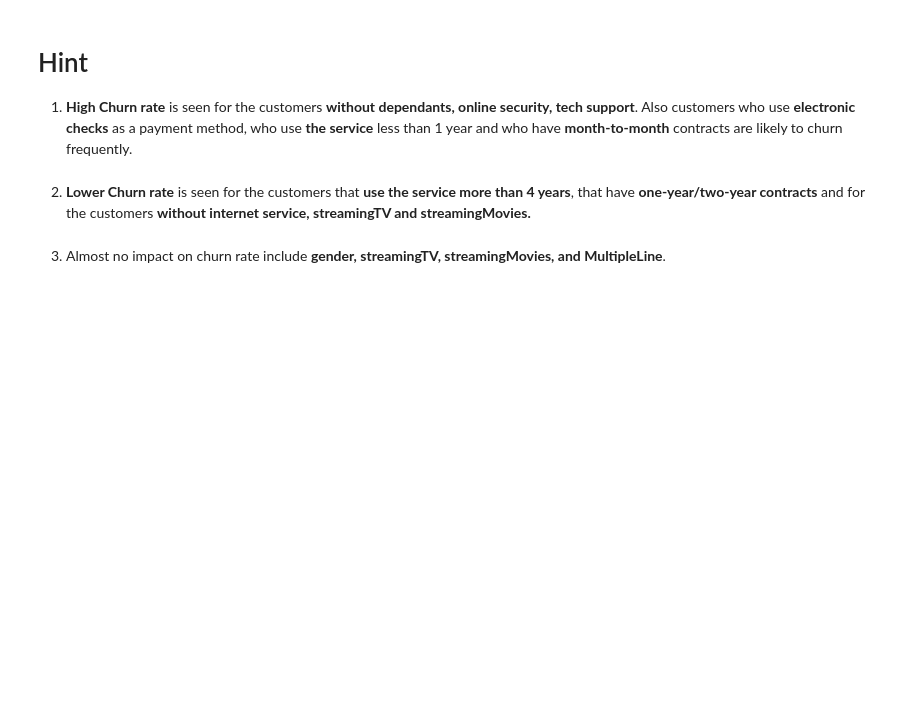
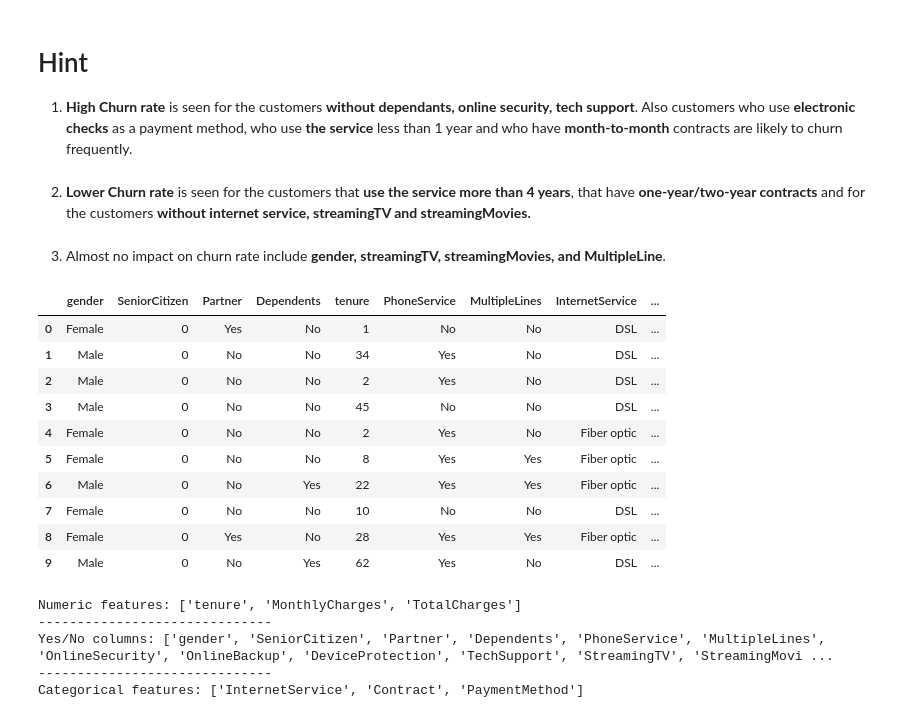
Before and after one commit to KosalChansothay/Customer-Churn-Project, a Jupyter notebook: code.ipynb, the cells around one changed output. Saved outputs shown, nothing was run; the diff lists cells and outputs as text; code cells hidden in the pictures; blank space fills up the shorter version.

```diff
--- a/code.ipynb
+++ b/code.ipynb
@@ -573,3 +573,50 @@ plt.show()
 2. **Lower Churn rate** is seen for the customers that **use the service more than 4 years**, that have **one-year/two-year contracts** and for the customers **without internet service, streamingTV and streamingMovies.**
 # %% [markdown]
 3. Almost no impact on churn rate include **gender, streamingTV, streamingMovies, and MultipleLine**.
+# %%
+df.replace('No internet service', 'No', inplace=True)
+df.replace('No phone service', 'No', inplace=True)
+# %%
+dataset = df.copy()
+# %%
+dataset.head(10)
+# %% [output]
+|  | gender | SeniorCitizen | Partner | Dependents | tenure | PhoneService | MultipleLines | InternetService | ... |
+| 0 | Female | 0 | Yes | No | 1 | No | No | DSL | ... |
+| 1 | Male | 0 | No | No | 34 | Yes | No | DSL | ... |
+| 2 | Male | 0 | No | No | 2 | Yes | No | DSL | ... |
+| 3 | Male | 0 | No | No | 45 | No | No | DSL | ... |
+| 4 | Female | 0 | No | No | 2 | Yes | No | Fiber optic | ... |
+| 5 | Female | 0 | No | No | 8 | Yes | Yes | Fiber optic | ... |
+| 6 | Male | 0 | No | Yes | 22 | Yes | Yes | Fiber optic | ... |
+| 7 | Female | 0 | No | No | 10 | No | No | DSL | ... |
+| 8 | Female | 0 | Yes | No | 28 | Yes | Yes | Fiber optic | ... |
+| 9 | Male | 0 | No | Yes | 62 | Yes | No | DSL | ... |
+# %%
+# Yes/No columns: ['gender', 'SeniorCitizen', 'Partner', 'Dependents', 'PhoneService', 'PaperlessBilling', 'Churn']
+columns = list(dataset.columns)
+categoric_columns = []
+yes_no_columns = []
+numeric_columns = []
+
+for i in columns:
+    if len(dataset[i].unique()) > 6:
+        numeric_columns.append(i)
+    elif len(dataset[i].unique()) == 2:
+        yes_no_columns.append(i)
+    else:
+        categoric_columns.append(i)
+
+#categoric_columns = categoric_columns[:-1]
+
+print('Numeric features:', numeric_columns)
+print("---"*10)
+print('Yes/No columns:', yes_no_columns)
+print("---"*10)
+print('Categorical features:', categoric_columns)
+# %% [output]
+Numeric features: ['tenure', 'MonthlyCharges', 'TotalCharges']
+------------------------------
+Yes/No columns: ['gender', 'SeniorCitizen', 'Partner', 'Dependents', 'PhoneService', 'MultipleLines', 'OnlineSecurity', 'OnlineBackup', 'DeviceProtection', 'TechSupport', 'StreamingTV', 'StreamingMovi ...
+------------------------------
+Categorical features: ['InternetService', 'Contract', 'PaymentMethod']
```
Also changed, not shown: parts of 26 cells of this notebook.
